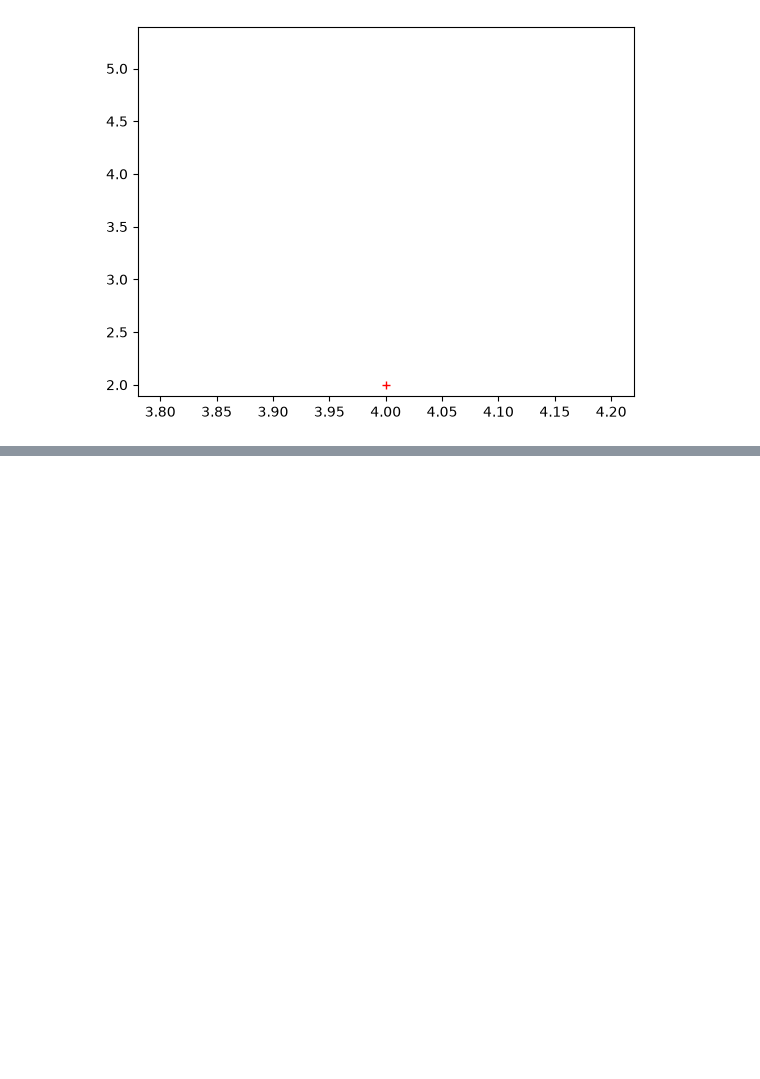
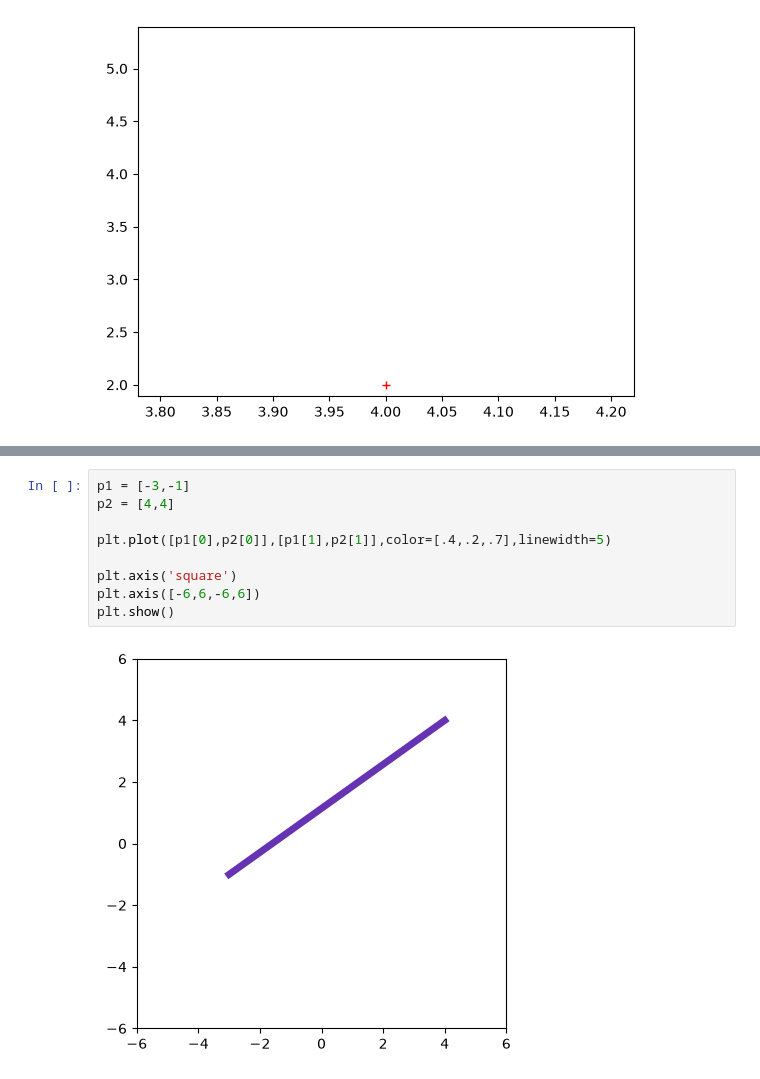
Before and after one commit to imageofyeshua/jupyter_projects, a Jupyter notebook: 35_visualization.ipynb, the cells around one changed output, grey strips where cells are left out. Saved outputs shown, nothing was run; the diff lists cells and outputs as text; blank space fills up the shorter version.

```diff
--- a/35_visualization.ipynb
+++ b/35_visualization.ipynb
@@ -40,0 +55,11 @@ plt.show()
+# %%
+p1 = [-3,-1]
+p2 = [4,4]
+
+plt.plot([p1[0],p2[0]],[p1[1],p2[1]],color=[.4,.2,.7],linewidth=5)
+
+plt.axis('square')
+plt.axis([-6,6,-6,6])
+plt.show()
+# %% [output]
+[figure, added]
```
Also changed, not shown: parts of 4 cells of this notebook.
